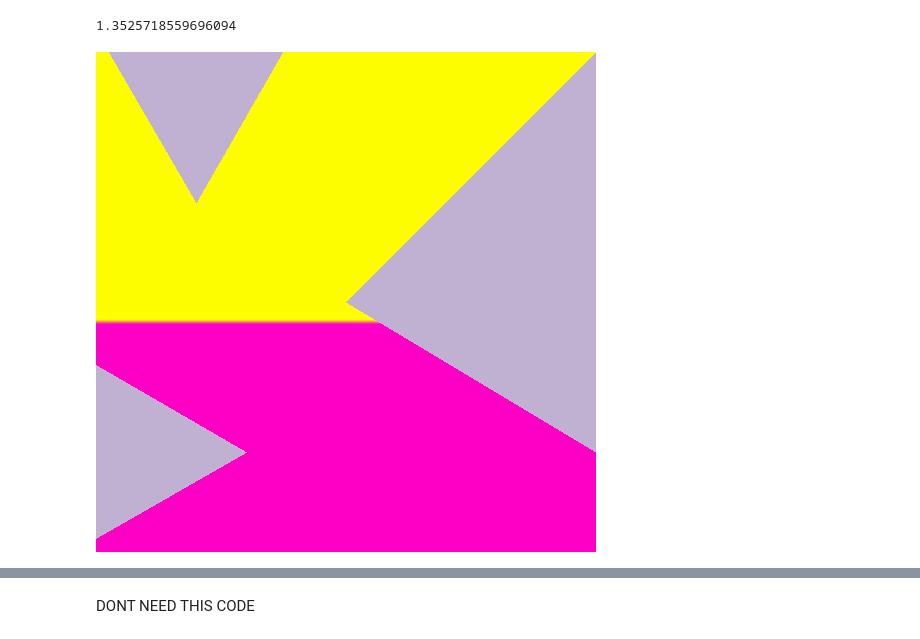
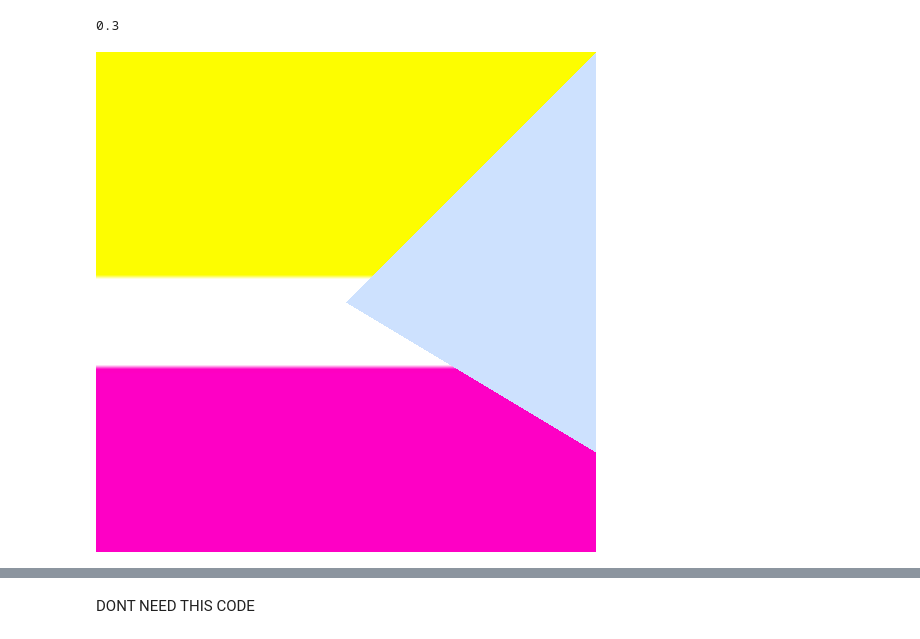
Before and after one commit to mr-usurper/aura_vis, a Jupyter notebook: aura_viz.ipynb, the cells around one changed output, grey strips where cells are left out. Saved outputs shown, nothing was run; the diff lists cells and outputs as text; code cells hidden in the pictures.

```diff
--- a/aura_viz.ipynb
+++ b/aura_viz.ipynb
@@ -117,16 +114,12 @@ coef = mood1_ratio/mood2_ratio
 
 mood1_avg = avgs_pos[top1]
 mood2_avg = avgs_pos[top2]
-
-# create one list with all the parameters of each mood
-# so that when
-
 mood2_value = int((100/(coef+1))//1)
-
 mood1_value = 100-mood2_value
 
-PN_coef = sum(avgs_pos)/sum(avgs_neg)
+PN_coef = sum(avgs_neg)/sum(avgs_pos)
+
 
 PN_coef
 # %% [output]
-1.3525718559696094
+0.3
@@ -148,60 +127,76 @@ elif mood2_avg <= 10:
 import numpy as np
 import matplotlib.pyplot as plt
 from PIL import Image, ImageFilter, ImageDraw
+import random
 
 w = 100
 h = 100
 mood1 = mood1_value
 mood2 = mood2_value
 i = 0
 j = 0
-
-#the vertical stretch is dependent on the percentage of that mood out of overall moods
-#core colors are for the ribbons that will be added later
-#secondary colors are the ones used in the gradient
+grd = 9
 
 array = np.zeros([h, w, 3], dtype=np.uint8)
+clr1 = 0
+for i in range(0, mood1-grd):
+  for j in range(w):
+    clr1 = top1+3
+    if avgs[clr1] < 10 and avgs[clr1] >= 8:
+      array[i,j] = colors[clr1+6]
+    elif avgs[clr1] < 8 and avgs[clr1] >= 5:
+      array[i,j] = colors[clr1]
+    elif avgs[clr1] < 5 and avgs[clr1] > 0:
+      array[i,j] = colors[clr1+12]
+
+for i in range (mood1-grd, mood1+grd):
+  for j in range(w):
+    array[i,j] = [255, 255, 255]
+
 clr = 0
-for i in range(0, mood1):
-  for j in range(w):
-    clr = top1+3
-    if avgs[clr] < 10 and avgs[clr] > 8:
-      array[i,j] = colors[clr+6]
-    elif avgs[clr] < 8 and avgs[clr] > 5:
-      array[i,j] = colors[clr]
-    elif avgs[clr] < 5 and avgs[clr] > 0:
-      array[i,j] = colors[clr+12]
-
-for i in range(mood1, h):
+for i in range(mood1+grd, h):
   for j in range(w):
     clr = top2+3
-    if avgs[clr] < 10 and avgs[clr] > 8:
+    if avgs[clr] < 10 and avgs[clr] >= 8:
       array[i,j] = colors[clr+6]
-    elif avgs[clr] < 8 and avgs[clr] > 5:
+    elif avgs[clr] < 8 and avgs[clr] >= 5:
       array[i,j] = colors[clr]
     elif avgs[clr] < 5 and avgs[clr] > 0:
       array[i,j] = colors[clr+12]
 
 img = Image.fromarray(array)
-
 scale = 5
 scaled = img.resize((w*scale, h*scale))
 
-if avgs[bottom1] < 10 and avgs[bottom1] > 8:
+if avgs[bottom1] < 10 and avgs[bottom1] >= 8:
   clr = bottom1 + 6
-elif avgs[bottom1] < 8 and avgs[bottom1] > 5:
+elif avgs[bottom1] < 8 and avgs[bottom1] >= 5:
   clr = bottom1
 elif avgs[bottom1] < 5 and avgs[bottom1] > 0:
   clr = bottom1 + 12
+
 draw = ImageDraw.Draw(scaled)
+pos = random.randint(0,1)
 
-#pos = randint(1,3)
-#add randomly changing the location of the blocks
+if pos == 0:
+  if PN_coef > 1:
+    draw.polygon(((w*scale-250, 0), (w*scale, 0), (w*scale, w*scale-50), (w*scale-150, w*scale-100), (w*scale-350, w*scale/2)), fill=(tuple(colors[clr])))
+  elif PN_coef < 1 and PN_coef >= 0.7:
+    draw.polygon(((w*scale, 0), (w*scale, w*scale-100), (w*scale-250, w*scale/2)), fill=(tuple(colors[clr])))
+    draw.ellipse((-50, 350, 150, 550), fill=(tuple(colors[clr])))
+  elif PN_coef < 0.7 and PN_coef > 0:
+    draw.polygon(((w*scale, 0), (w*scale, w*scale-100), (w*scale-250, w*scale/2)), fill=(tuple(colors[clr])))
 
-draw.regular_polygon((100,50,100), 3, rotation = 180, fill=(tuple(colors[clr])))
-draw.regular_polygon((50,400,100), 3, rotation = -90, fill=(tuple(colors[clr])))
-draw.polygon(((w*scale, 0), (w*scale, w*scale-100), (w*scale-250, w*scale/2)), fill=(tuple(colors[clr])))
+if pos == 1:
+  if PN_coef > 1:
+    draw.polygon(((250, 0), (0, 0), (0, w*scale-50), (150, w*scale-100), (350, w*scale/2)), fill=(tuple(colors[clr])))
+  elif PN_coef < 1 and PN_coef >= 0.7:
+    draw.ellipse((350, 350, 550, 550), fill=(tuple(colors[clr])))
+    draw.polygon(((0, 0), (0, w*scale-100), (w*scale-250, w*scale/2)), fill=(tuple(colors[clr])))
+  elif PN_coef < 0.7 and PN_coef > 0:
+    draw.polygon(((0, 0), (0, w*scale-100), (w*scale-250, w*scale/2)), fill=(tuple(colors[clr])))
+
 
 scaled
 # %% [output]
-[figure, old version]
+[figure, new version]
```
Also changed, not shown: parts of 7 cells of this notebook.
